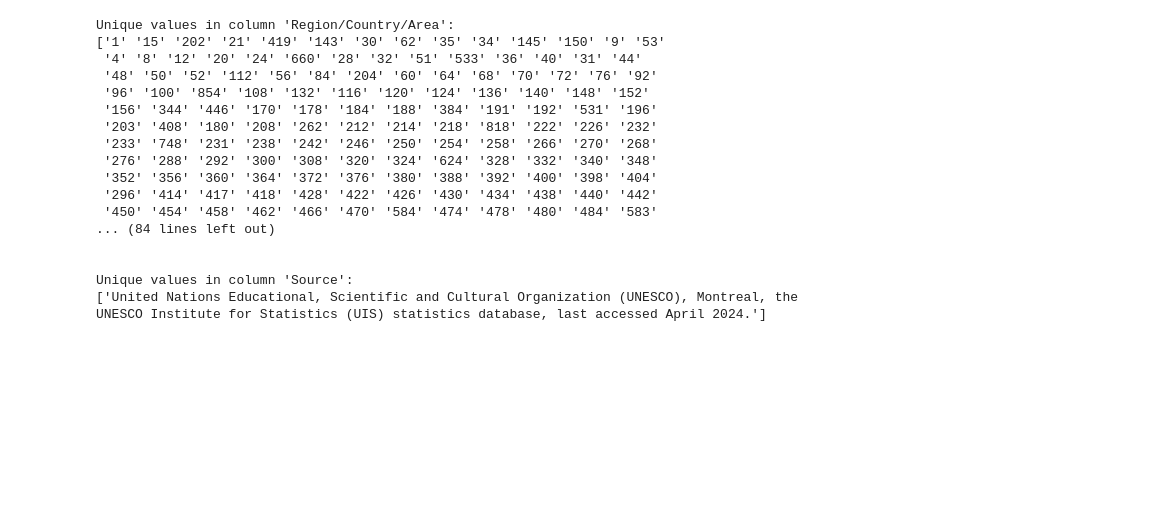
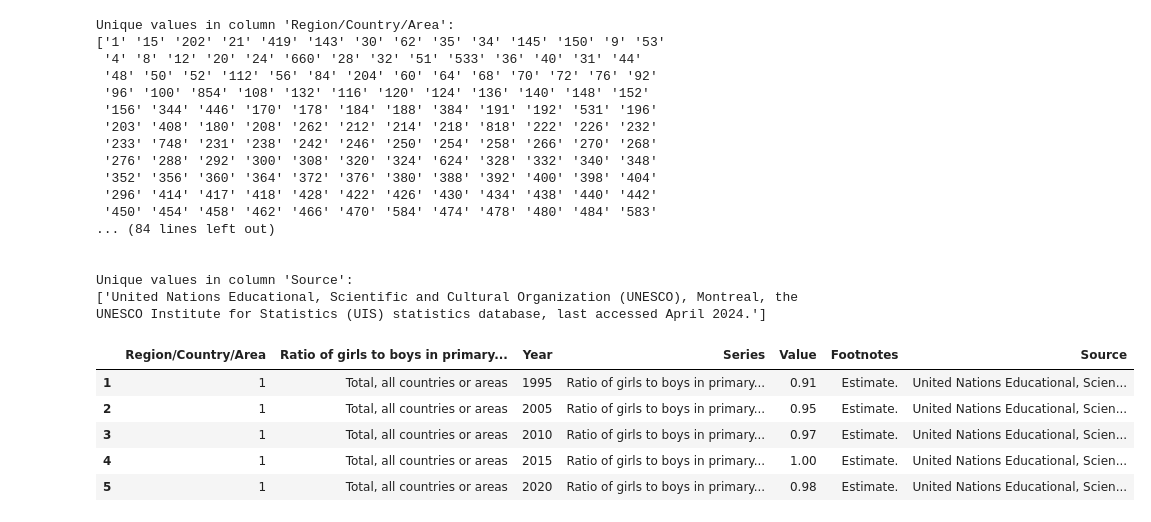
Before and after one commit to Cfg-data/Education-Data-n-Trends, a Jupyter notebook: working_notebooks/handling_SYB67_319_202411.ipynb, the cells around one changed output. Drawn from its saved outputs; the diff is of its cells as text; code cells hidden in the pictures; blank space fills up the shorter version.

```diff
--- a/working_notebooks/handling_SYB67_319_202411.ipynb
+++ b/working_notebooks/handling_SYB67_319_202411.ipynb
@@ -142,3 +142,12 @@ Unique values in column 'Region/Country/Area':
 
 Unique values in column 'Source':
 ['United Nations Educational, Scientific and Cultural Organization (UNESCO), Montreal, the UNESCO Institute for Statistics (UIS) statistics database, last accessed April 2024.']
+# %%
+df.head()
+# %% [output]
+|  | Region/Country/Area | Ratio of girls to boys in primary... | Year | Series | Value | Footnotes | Source |
+| 1 | 1 | Total, all countries or areas | 1995 | Ratio of girls to boys in primary... | 0.91 | Estimate. | United Nations Educational, Scien... |
+| 2 | 1 | Total, all countries or areas | 2005 | Ratio of girls to boys in primary... | 0.95 | Estimate. | United Nations Educational, Scien... |
+| 3 | 1 | Total, all countries or areas | 2010 | Ratio of girls to boys in primary... | 0.97 | Estimate. | United Nations Educational, Scien... |
+| 4 | 1 | Total, all countries or areas | 2015 | Ratio of girls to boys in primary... | 1.00 | Estimate. | United Nations Educational, Scien... |
+| 5 | 1 | Total, all countries or areas | 2020 | Ratio of girls to boys in primary... | 0.98 | Estimate. | United Nations Educational, Scien... |
```
Also changed, not shown: parts of 2 cells of this notebook, 13 other files.
